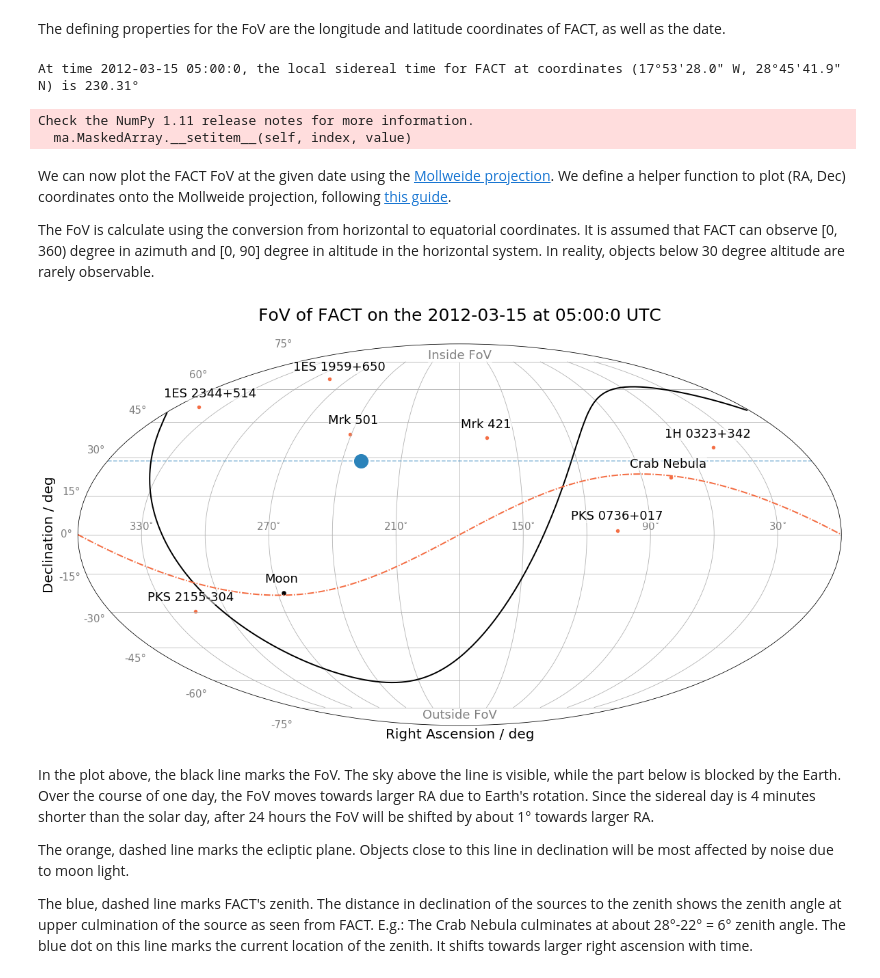
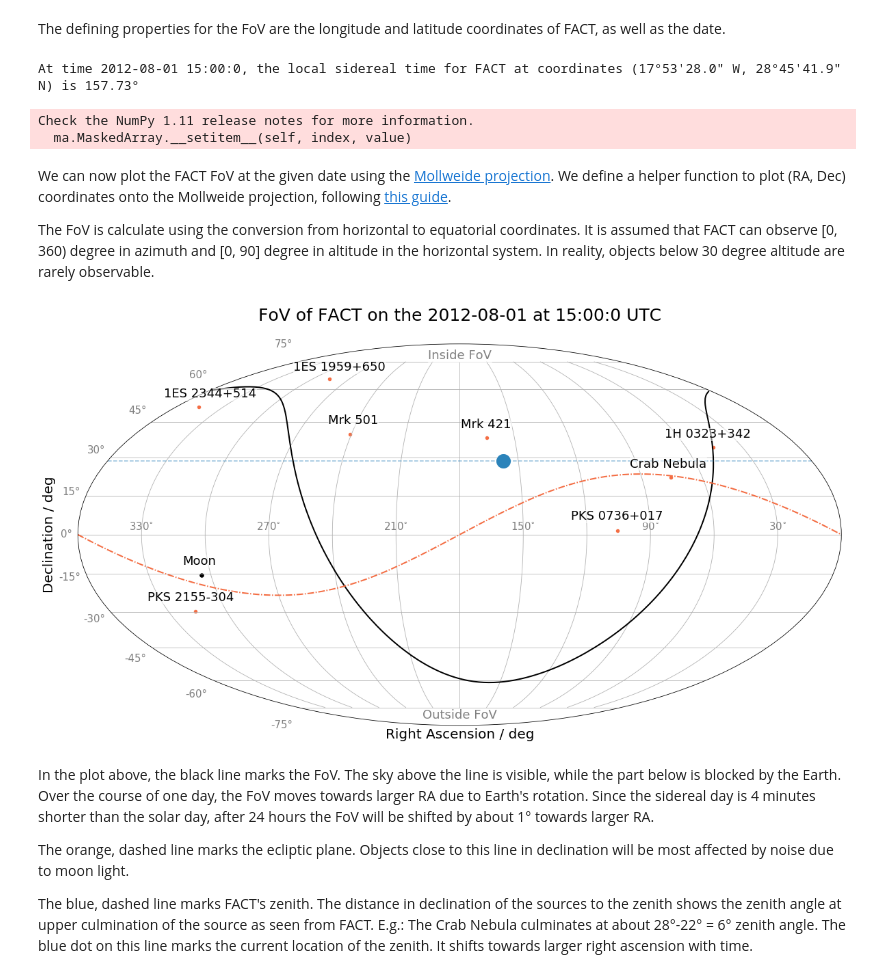
Before and after one commit to maxmahlke/Telescope-FieldOfView, a Jupyter notebook: fact_fov.ipynb, the cells around one changed output. Cells and saved outputs as stored; diff of their text form; code cells hidden in the pictures.

```diff
--- a/fact_fov.ipynb
+++ b/fact_fov.ipynb
@@ -22,7 +22,7 @@ longitude = -(17 + 53/60 + 28.0/3600) # 17°53'28.0" W
 # Date of Observation: Today
 # date = datetime.datetime.today().strftime('%Y-%m-%d %H:%M:%S')
 # Alternatively, we can specify any date using ISO representation, eg
-date = '2012-03-15 05:00:0'
+date = '2012-08-01 15:00:0'
 
 # Calculate apparent local sidereal time at FACT coordinates
 time = Time(date, format='iso', scale='utc', location=(longitude, latitude))
@@ -36,7 +36,7 @@ print('At time {!s}, the local sidereal time for FACT at coordinates\
 latitude = np.radians(latitude)
 lst = np.radians(lst)
 # %% [output]
-At time 2012-03-15 05:00:0, the local sidereal time for FACT at coordinates (17°53'28.0" W, 28°45'41.9" N) is 230.31°
+At time 2012-08-01 15:00:0, the local sidereal time for FACT at coordinates (17°53'28.0" W, 28°45'41.9" N) is 157.73°
 Check the NumPy 1.11 release notes for more information.
   ma.MaskedArray.__setitem__(self, index, value)
 # %% [markdown]
@@ -109,14 +109,14 @@ ax.plot(np.linspace(-np.pi, np.pi, 2), np.ones(2)*latitude, '--', alpha=0.5, col
 # Add sources, using the helper function defined above
 sources = {
     # Name:            (RA, Dec)
-    'Mrk 501':         (16*15 + 53/60 + 52/3600, 39 + 45/60 + 38/3600),
-    'Mrk 421':         (11*15 + 4 / 60+ 27/3600, 38 + 12/60 + 32/3600),
-    'Crab Nebula':     (5*15 + 34/60 + 32/3600, 22 + 0 + 52/3600),
-    'PKS 2155-304':    (21*15 + 58/60 + 52/3600, -30 + 13/60 + 18/3600),
-    '1ES 1959+650':    (19*15 + 59/60 + 60/3600, 65 + 8/60 + 55/3600),
-    '1ES 2344+514':    (23*15 + 47/60 + 5/3600, 51 + 42/60 + 17/3600),
-    '1H 0323+342':     (3*15 + 24/60 + 41/3600, 34 + 10/60 + 46/3600),
-    'PKS 0736+017':    (7*15 + 39/60 + 18/3600, 1 + 37/60 + 5/3600)
+    'Mrk 501':         ((16 + 53/60 + 52/3600)*15, 39 + 45/60 + 38/3600),
+    'Mrk 421':         ((11 + 4 / 60+ 27/3600)*15, 38 + 12/60 + 32/3600),
+    'Crab Nebula':     ((5 + 34/60 + 32/3600)*15, 22 + 0 + 52/3600),
+    'PKS 2155-304':    ((21 + 58/60 + 52/3600)*15, -30 + 13/60 + 18/3600),
+    '1ES 1959+650':    ((19 + 59/60 + 60/3600)*15, 65 + 8/60 + 55/3600),
+    '1ES 2344+514':    ((23 + 47/60 + 5/3600)*15, 51 + 42/60 + 17/3600),
+    '1H 0323+342':     ((3 + 24/60 + 41/3600)*15, 34 + 10/60 + 46/3600),
+    'PKS 0736+017':    ((7 + 39/60 + 18/3600)*15, 1 + 37/60 + 5/3600)
 }
 
 for source, coordinates in sources.items():
@@ -134,34 +134,34 @@ ax.plot(alpha, delta, ls='-.', lw=2, color='#f46d43')
 # Add position of Moon
 
 moon = get_moon(time)
 plot_source(float(moon.ra.to_string(unit='degree', decimal=True)),
             float(moon.dec.to_string(unit='degree', decimal=True)), 'Moon',
            color='black', s=30)
 # ---------------
 # Set-up the labels, colors, and sizes
 
 # Tick labels
 tick_labels = [r'330$^{\circ}$', '', r'270$^{\circ}$', '', r'210$^{\circ}$', '', r'150$^{\circ}$', '', r'90$^{\circ}$', '', r'30$^{\circ}$']
 ax.set_xticklabels(tick_labels, fontsize=15)
 for label in ax.get_yticklabels():
     label.set_fontsize(15)
 ax.tick_params(axis='x', colors='gray')
 ax.tick_params(axis='y', colors='gray')
 
 # Axis labels
 ax.set_xlabel('Right Ascension / deg', fontsize=20)
 ax.set_ylabel('Declination / deg', fontsize=20)
 
 # Grid and some explanations
 plt.grid(True)
 plt.title('FoV of FACT on the %s at %s UTC\n' %
           (date.split(' ')[0],  date.split(' ')[1]), fontsize=25);
 ax.annotate('Inside FoV', ra_dec_to_mwd(180, 75), size=18, ha='center', va='bottom',
             color='gray', bbox=dict(facecolor='white', alpha=0.5, edgecolor='white', pad=0))
 ax.annotate('Outside FoV', ra_dec_to_mwd(180, -85), size=18, ha='center', va='bottom',
             color='gray', bbox=dict(facecolor='white', alpha=0.5, edgecolor='white', pad=0));
 # %% [output]
-[figure, old version]
+[figure, new version]
 # %% [markdown]
 In the plot above, the black line marks the FoV. The sky above the line is visible, while the part below is blocked by the Earth. Over the course of one day, the FoV moves towards larger RA due to Earth's rotation. Since the sidereal day is 4 minutes shorter than the solar day, after 24 hours the FoV will be shifted by about 1° towards larger RA.
 
```
